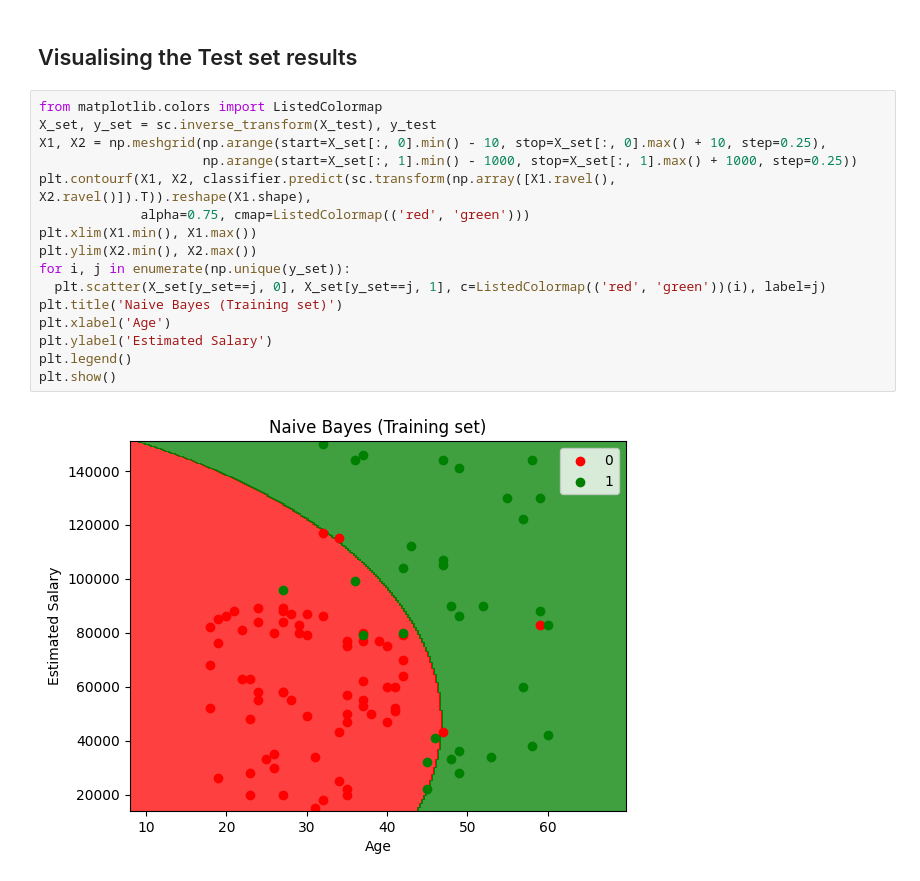
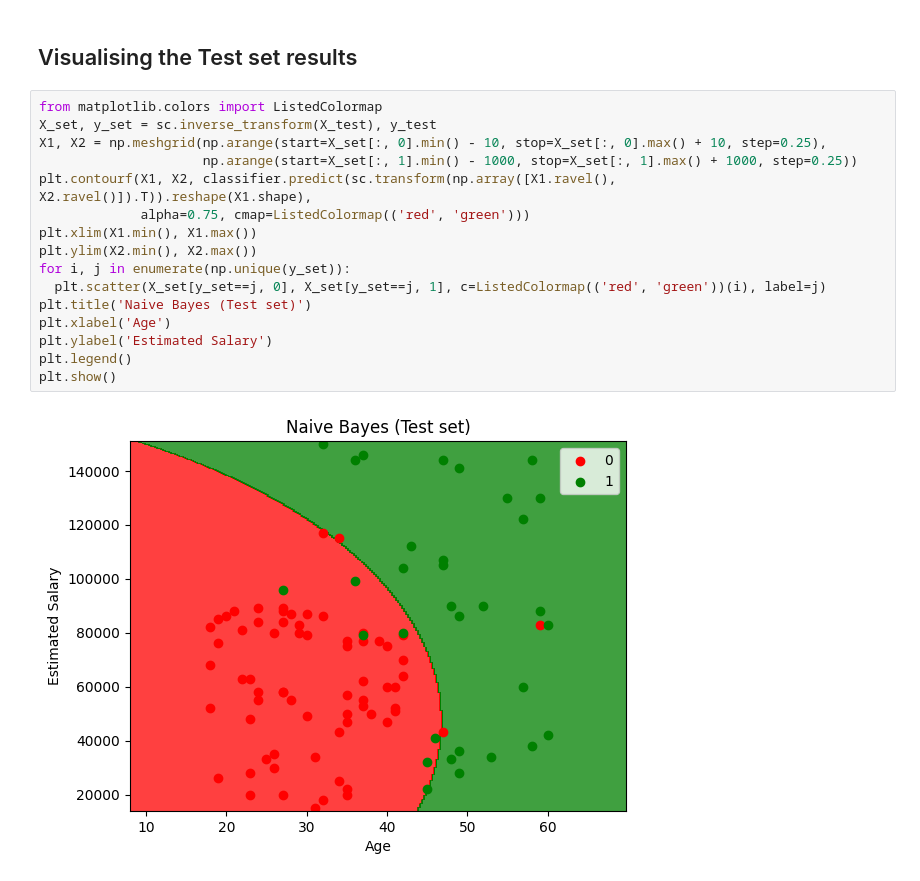
Before and after one commit to Malisha4065/ML-tutorial-practice, a Jupyter notebook: 10-Naive Bayes/NaiveBayes.ipynb, the cells around one changed output. Saved outputs shown, nothing was run; the diff lists cells and outputs as text.

```diff
--- a/10-Naive Bayes/NaiveBayes.ipynb
+++ b/10-Naive Bayes/NaiveBayes.ipynb
@@ -197,18 +197,18 @@ plt.show()
 # %%
 from matplotlib.colors import ListedColormap
 X_set, y_set = sc.inverse_transform(X_test), y_test
 X1, X2 = np.meshgrid(np.arange(start=X_set[:, 0].min() - 10, stop=X_set[:, 0].max() + 10, step=0.25),
                      np.arange(start=X_set[:, 1].min() - 1000, stop=X_set[:, 1].max() + 1000, step=0.25))
 plt.contourf(X1, X2, classifier.predict(sc.transform(np.array([X1.ravel(), X2.ravel()]).T)).reshape(X1.shape),
              alpha=0.75, cmap=ListedColormap(('red', 'green')))
 plt.xlim(X1.min(), X1.max())
 plt.ylim(X2.min(), X2.max())
 for i, j in enumerate(np.unique(y_set)):
   plt.scatter(X_set[y_set==j, 0], X_set[y_set==j, 1], c=ListedColormap(('red', 'green'))(i), label=j)
-plt.title('Naive Bayes (Training set)')
+plt.title('Naive Bayes (Test set)')
 plt.xlabel('Age')
 plt.ylabel('Estimated Salary')
 plt.legend()
 plt.show()
 # %% [output]
-[figure, old version]
+[figure, new version]
```
